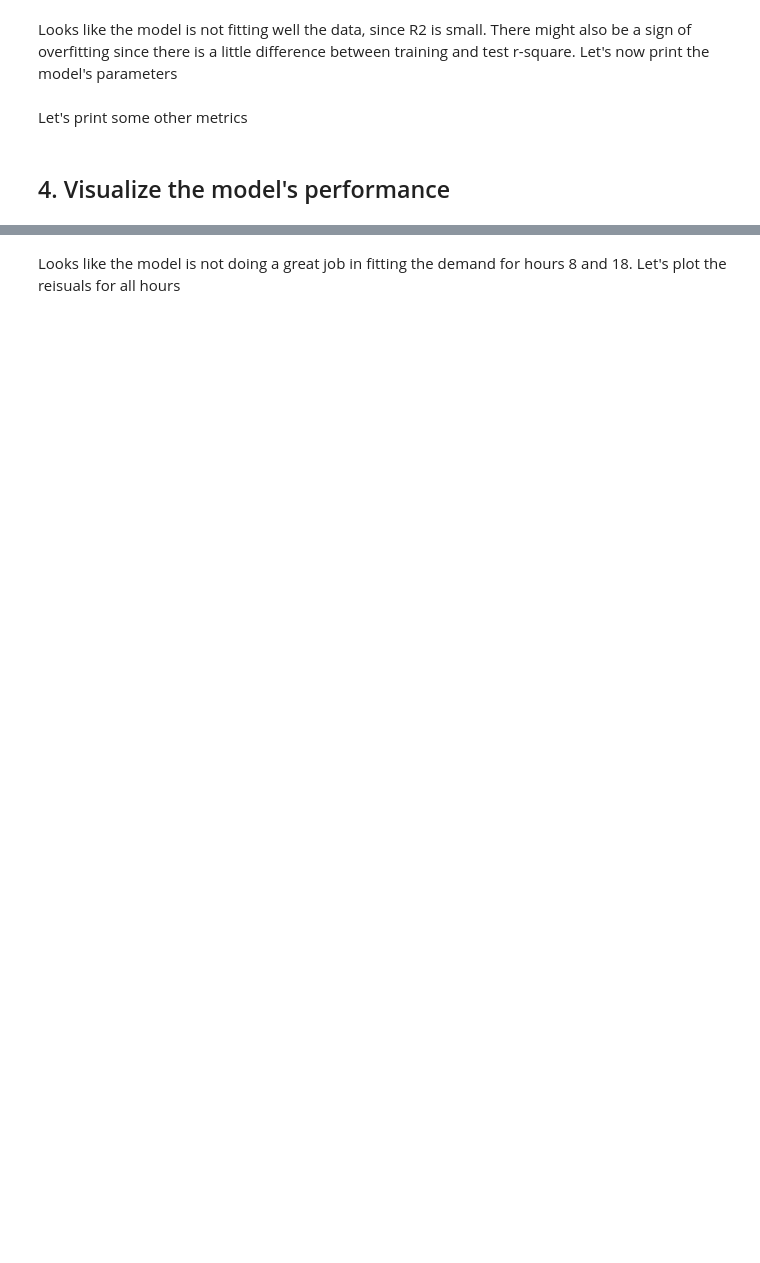
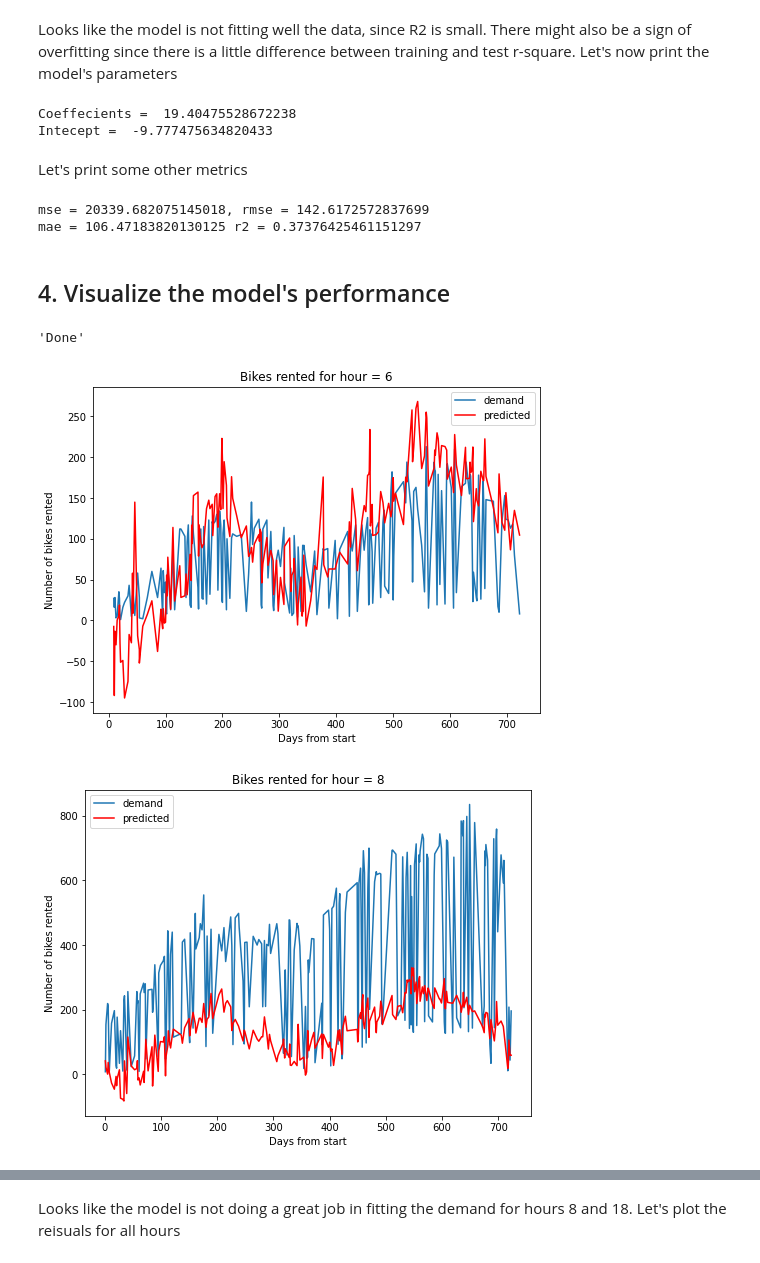
Before and after one commit to azerpas/school-8-machine-learning, a Jupyter notebook: Week2/Bike_Rental_Starter.ipynb, the cells around one changed output, grey strips where cells are left out. Saved outputs shown, nothing was run; the diff lists cells and outputs as text; code cells hidden in the pictures; blank space fills up the shorter version.

```diff
--- a/Week2/Bike_Rental_Starter.ipynb
+++ b/Week2/Bike_Rental_Starter.ipynb
@@ -223,8 +224,11 @@ print('test score = {}', test_score)
 Looks like the model is not fitting well the data, since R2 is small.
 There might also be a sign of overfitting since there is a little difference between training and test r-square. Let's now print the model's parameters
 # %%
-print  ('Coeffecients = ', # your code )
-print ('Intecept = ', # your code )
+print('Coeffecients = ', reg.coef_[0])
+print('Intecept = ', reg.intercept_)
+# %% [output]
+Coeffecients =  19.40475528672238
+Intecept =  -9.777475634820433
 # %% [markdown]
 Let's print some other metrics
 # %%
@@ -234,31 +238,39 @@ from sklearn.metrics import r2_score
 import math
 y_pred = reg.predict(X_test)  # predict the demand for X_test
 mse = mean_squared_error(y_test, y_pred)  # Real vs predicted demand for X_test
-mae = # your code here
-r2 = # your code here
+mae = mean_absolute_error(y_test, y_pred)
+r2 = r2_score(y_test, y_pred)
 print ('mse = {}, rmse = {} \nmae = {} r2 = {}'.format(mse,math.sqrt(mse), mae, r2))
+# %% [output]
+mse = 20339.682075145018, rmse = 142.6172572837699
+mae = 106.47183820130125 r2 = 0.37376425461151297
 # %% [markdown]
 ## 4. Visualize the model's performance
 # %%
 def ts_bikes(df, times):
     import matplotlib
     matplotlib.use('agg')  # Set backend
     import matplotlib.pyplot as plt
     for tm in times:
         fig = plt.figure(figsize=(8, 6))
         fig.clf()
         ax = fig.gca()
         df[df.hr == tm].plot(kind = 'line',
                               x = 'days', y = 'demand', ax = ax)
         df[df.hr == tm].plot(kind = 'line',
                               x = 'days', y = 'predicted', color = 'red', ax = ax)
         plt.xlabel("Days from start")
         plt.ylabel("Number of bikes rented")
         plt.title("Bikes rented for hour = " + str(tm))
         #fig.savefig('ts_' + str(tm) + '.png')
     return 'Done'
 
 X_test['predicted']=y_pred
 X_test['demand']=y_test
-X_test.sort('days',inplace=True)
+#X_test.sort('days',inplace=True)
+X_test.sort_values('days', inplace=True)
 ts_bikes(X_test, plt_times)
+# %% [output]
+'Done'
+[figure, added]
+[figure, added]
```
Also changed, not shown: parts of 13 cells of this notebook, 2 other files.
